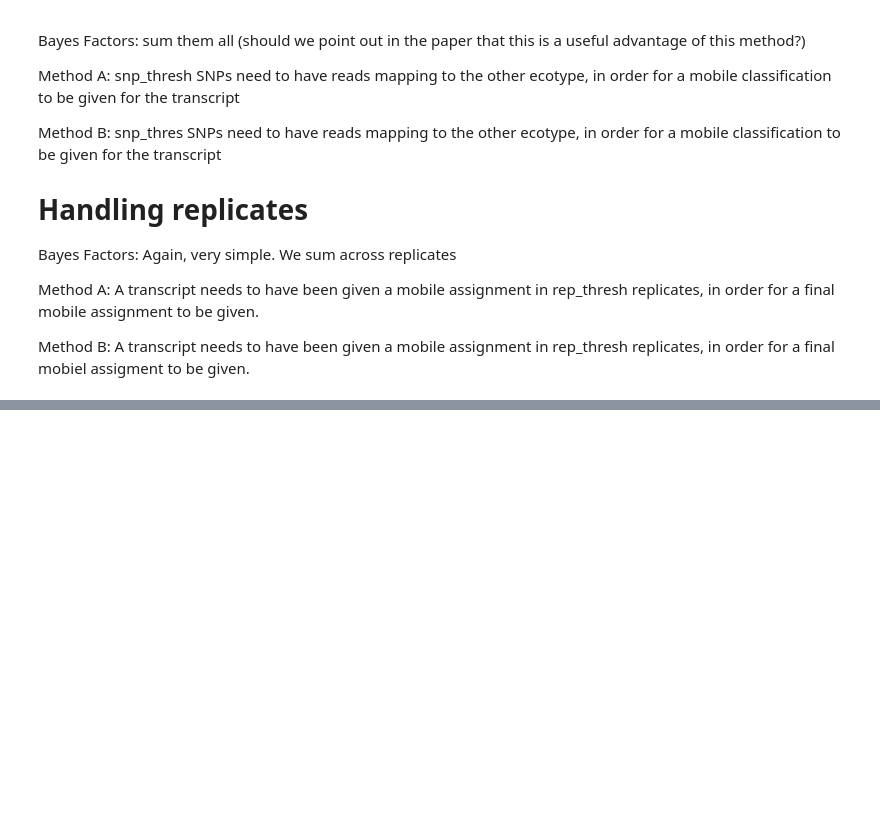
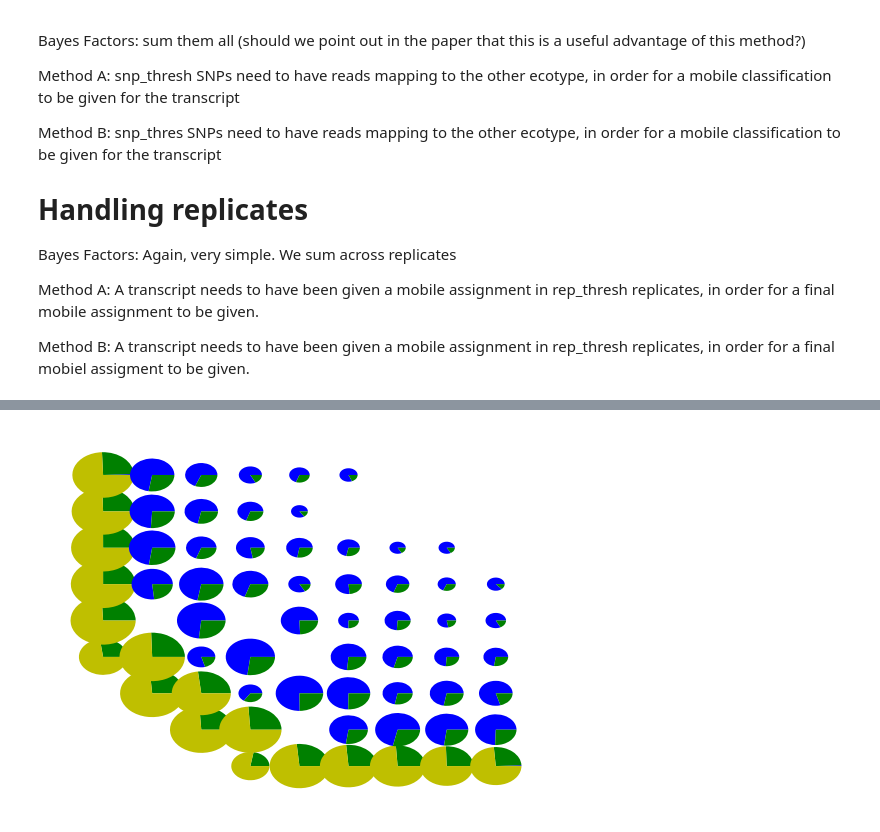
Before and after one commit to mtomtom/baymobil, a Jupyter notebook: create_figures.ipynb, the cells around one changed output, grey strips where cells are left out. Saved outputs shown, nothing was run; the diff lists cells and outputs as text; code cells hidden in the pictures; blank space fills up the shorter version.

```diff
--- a/create_figures.ipynb
+++ b/create_figures.ipynb
@@ -509,0 +319,14 @@ my_df.groupby(["transcripts","exp"]).sum().reset_index()[["transcripts","log10BF
+# %%
+## Calculate TP, TN, FP, FN
+results["TP"] = 0
+results["TN"] = 0
+results["FP"] = 0
+results["FN"] = 0
+
+results.loc[(results.Mobile > 0) & (results.log10BF>=1),"TP"] = 1
+results.loc[(results.Mobile == 0) & (results.log10BF<1),"TN"] = 1
+results.loc[(results.Mobile == 0) & (results.log10BF>=1),"FP"] = 1
+results.loc[(results.Mobile > 0) & (results.log10BF<1),"FN"] = 1
+
+print(results[["TP","TN","FP","FN"]].sum())
+results[(results.Mobile == 1) & (results.log10BF<1)]
@@ -509,0 +487,27 @@ my_df.groupby(["transcripts","exp"]).sum().reset_index()[["transcripts","log10BF
+# %%
+nq_list = []
+for N in range(len(N_list)):
+    for q in range(len(q_list)):
+        nq_list.append([N,q])
+
+for i in range(len(test_list)):
+    n,q = nq_list[i]
+    x = test_list[i]
+    if len(x) > 10:
+        tp = float(x["TP"].sum())
+        tn = float(x["TN"].sum())
+        fp = float(x["FP"].sum())
+        fn = float(x["FN"].sum())
+        total = tp + tn + fp + fn
+
+        tp = tp / total
+        tn = tn / total
+        fp = fp / total
+        fn = fn / total
+        #print(np.log(size_list[i]))
+        plt.pie([tp,tn,fp,fn], center = ([n, q]), radius = np.log(size_list[i])/15, colors=['b','g','r','y'], normalize = True)
+plt.axis('tight')
+matplotlib.rcParams.update({'font.size': 22})
+plt.savefig("pie_real_data.svg", dpi=300)
+# %% [output]
+[figure, added]
```
Also changed, not shown: parts of 15 cells of this notebook, 18 other files.
